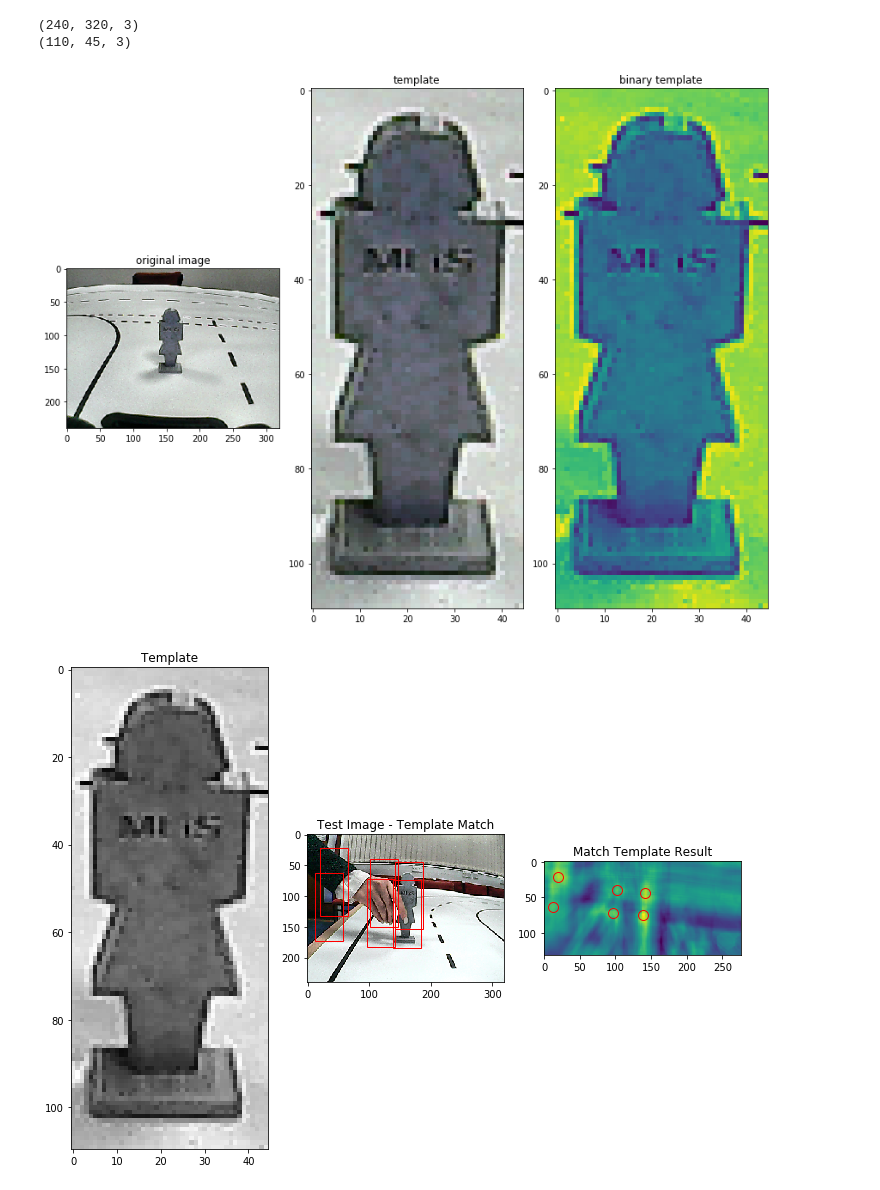
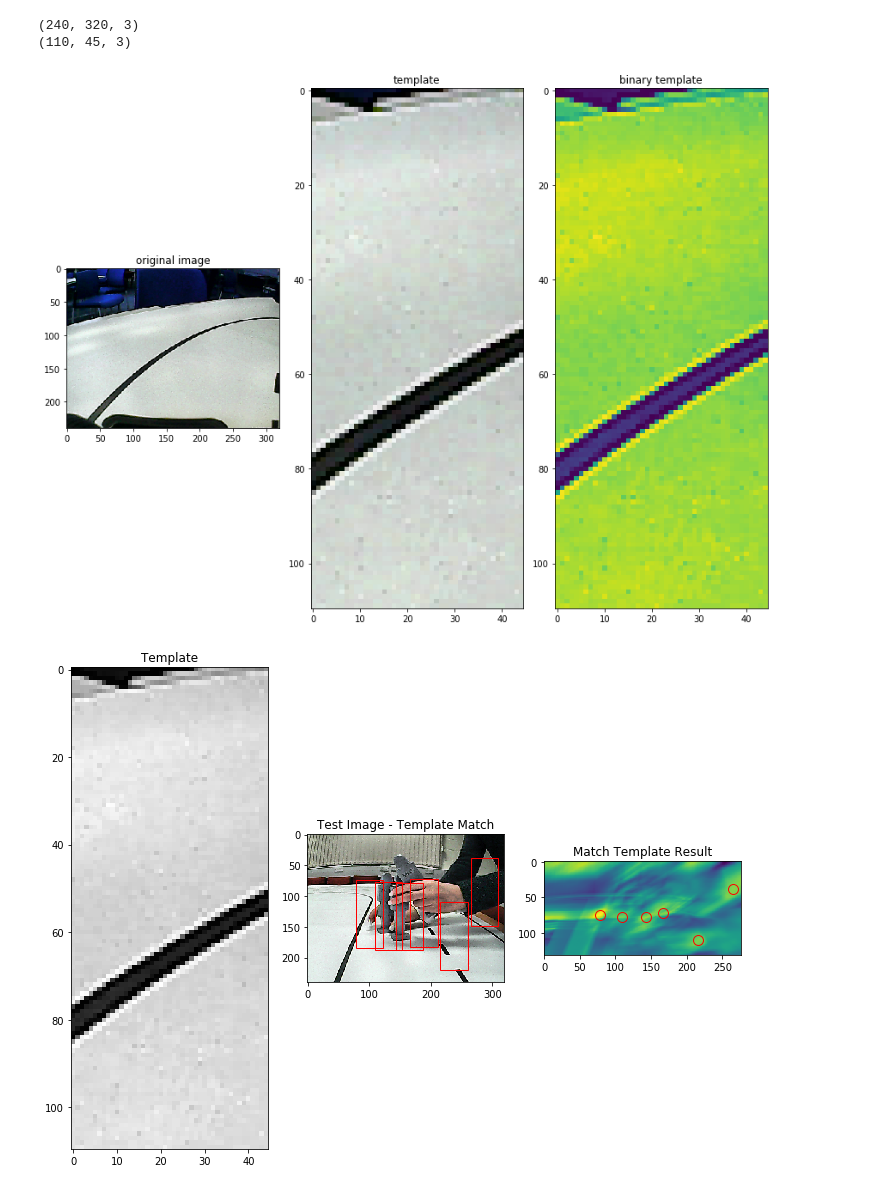
Before and after one commit to Siokhan/Self-Driving-Car, a Jupyter notebook: Scripts/Sio/Image_filtering.ipynb, the cells around one changed output. Saved outputs shown, nothing was run; the diff lists cells and outputs as text; code cells hidden in the pictures.

```diff
--- a/Scripts/Sio/Image_filtering.ipynb
+++ b/Scripts/Sio/Image_filtering.ipynb
@@ -1,30 +1,31 @@
 # %%
 from skimage import io
 import image_filtering_functions as sio
 import matplotlib.pyplot as plt
 from skimage import exposure
 from skimage.color import rgb2gray, gray2rgb, rgb2hsv
 #loading an image and displaying with human, getting good example from our data
 #working first on human detection, to help NN
-data_dir_human = '../../Data/human_stopped_data/1583246765305_90_0.png'
-data_dir_test = '../../Data/training_data/training_data/75.png'
+#master pic 1583246765305_90_0.png
+data_dir_human = '../../Data/captureOVAL2-28_02_2020/1582901296132_110_35.png'
+data_dir_test = '../../Data/training_data/training_data/104.png'
 image_original = io.imread(data_dir_human)
 image = exposure.equalize_adapthist(image_original)
 test_image_original = io.imread(data_dir_test)
 test_image = exposure.equalize_adapthist(test_image_original)
 template = image[55:165, 135:180]
 binary_template = rgb2gray(template)
 binary_image = rgb2gray(image)
 binary_test_image = rgb2gray(test_image)
 print(image.shape)
 print(template.shape)
 fig = sio.triple_figure(12, 10, image, template, binary_template, 'original image', 'template', 'binary template',
                         share_axis = False, axis = 'on', tight = True)
 plt.show()
 # %% [output]
 (240, 320, 3)
 (110, 45, 3)
-[figure, old version]
+[figure, new version]
 # %%
 #template matching
 import numpy as np
@@ -40,7 +41,7 @@ fig = sio.template_match_img(12, 10, binary_template, test_image, result, peaks,
               share_axis=False, axis='on', tight=False)
 plt.show()
 # %% [output]
-[figure, old version]
+[figure, new version]
 # %%
 from skimage import feature
 
```
Also changed, not shown: parts of 8 cells of this notebook, 1 other file.
